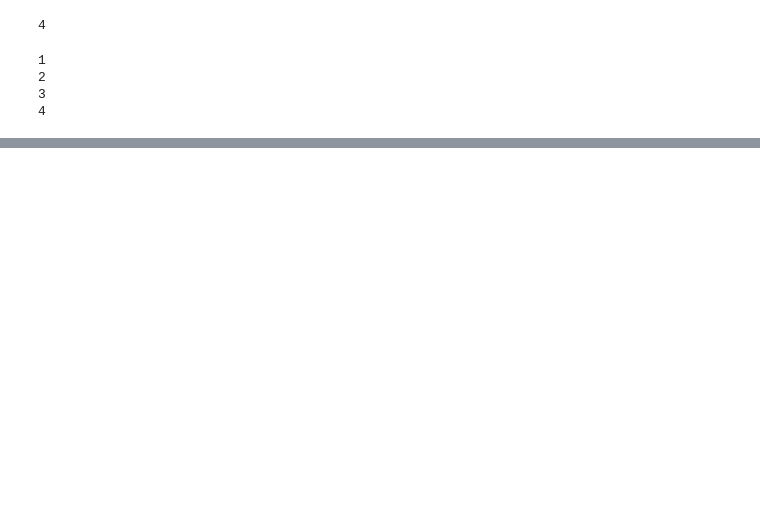
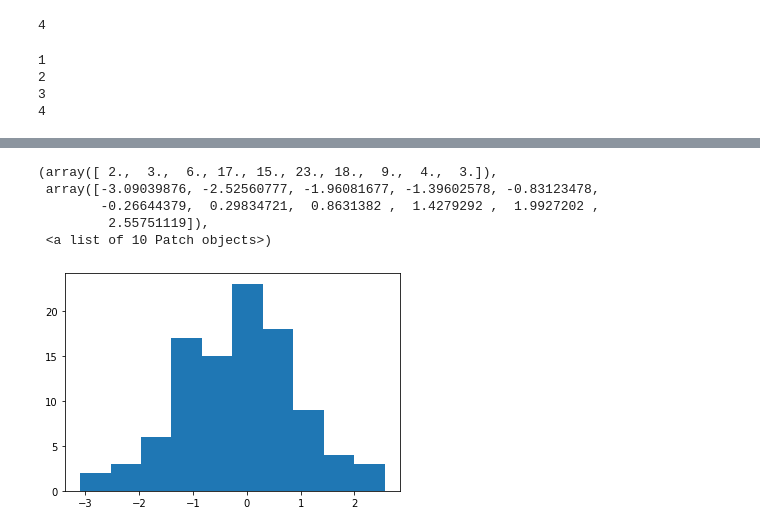
Before and after one commit to Lyr-ics/class2022Spring, a Jupyter notebook: class2022spring.ipynb, the cells around one changed output, grey strips where cells are left out. Cells and saved outputs as stored; diff of their text form; code cells hidden in the pictures; blank space fills up the shorter version.

```diff
--- a/class2022spring.ipynb
+++ b/class2022spring.ipynb
@@ -60,0 +210,10 @@ for i in k:
+# %%
+from matplotlib import pyplot
+pyplot.hist(n)
+# %% [output]
+(array([ 2.,  3.,  6., 17., 15., 23., 18.,  9.,  4.,  3.]),
+ array([-3.09039876, -2.52560777, -1.96081677, -1.39602578, -0.83123478,
+        -0.26644379,  0.29834721,  0.8631382 ,  1.4279292 ,  1.9927202 ,
+         2.55751119]),
+ <a list of 10 Patch objects>)
+[figure, added]
```
Also changed, not shown: parts of 63 cells of this notebook.
